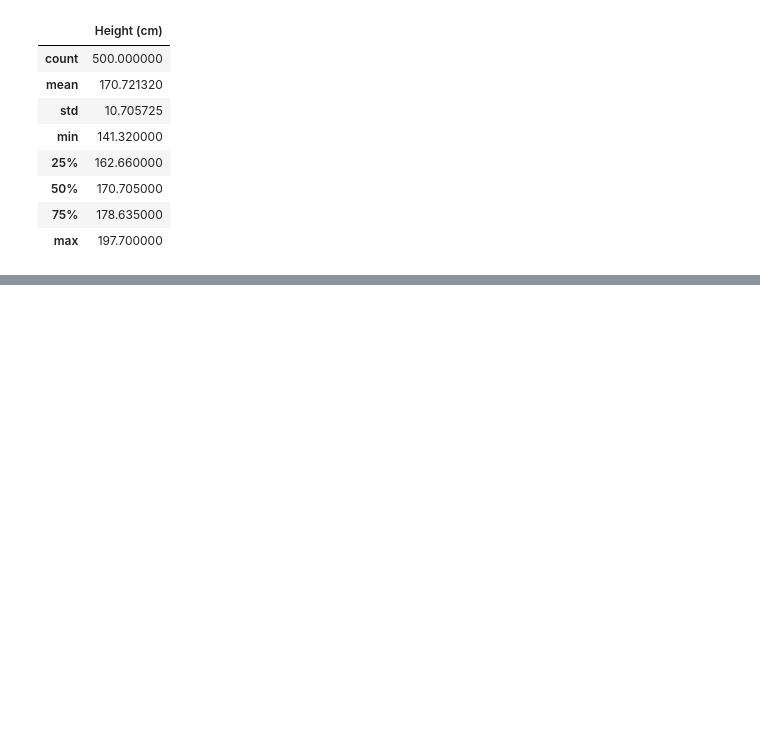
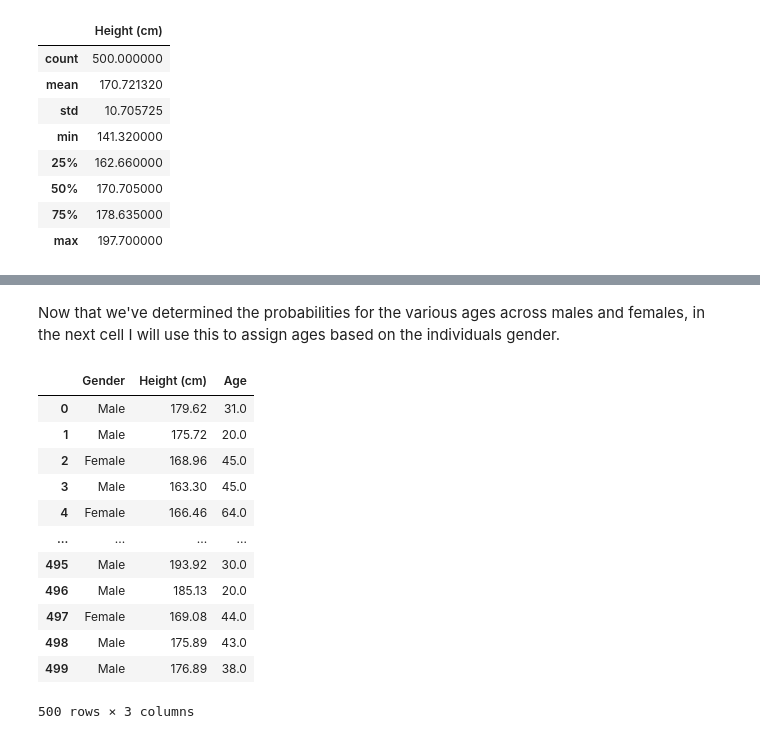
Before and after one commit to itskeithstudent/Programming-for-Data-Analysis-Project, a Jupyter notebook: Synthetic Data.ipynb, the cells around one changed output, grey strips where cells are left out. Drawn from its saved outputs; the diff is of its cells as text; code cells hidden in the pictures; blank space fills up the shorter version.

```diff
--- a/Synthetic Data.ipynb
+++ b/Synthetic Data.ipynb
@@ -91 +132,26 @@ print(df)
+# %% [markdown]
+Now that we've determined the probabilities for the various ages across males and females, in the next cell I will use this to assign ages based on the individuals gender.
+# %%
+
+for index, row in df.iterrows():
+    if(row['Gender'] == 'Female'):
+        df.at[index,'Age'] = rng.choice(female_age_list, p=female_age_percentage_list)
+    elif(row['Gender'] == 'Male'):
+        df.at[index,'Age']  = rng.choice(male_age_list, p=male_age_percentage_list)
+
+df
+# %% [output]
+|  | Gender | Height (cm) | Age |
+| 0 | Male | 179.62 | 31.0 |
+| 1 | Male | 175.72 | 20.0 |
+| 2 | Female | 168.96 | 45.0 |
+| 3 | Male | 163.30 | 45.0 |
+| 4 | Female | 166.46 | 64.0 |
+| ... | ... | ... | ... |
+| 495 | Male | 193.92 | 30.0 |
+| 496 | Male | 185.13 | 20.0 |
+| 497 | Female | 169.08 | 44.0 |
+| 498 | Male | 175.89 | 43.0 |
+| 499 | Male | 176.89 | 38.0 |
+500 rows × 3 columns
 # %% [markdown]
```
Also changed, not shown: parts of 13 cells of this notebook, 1 other file.
